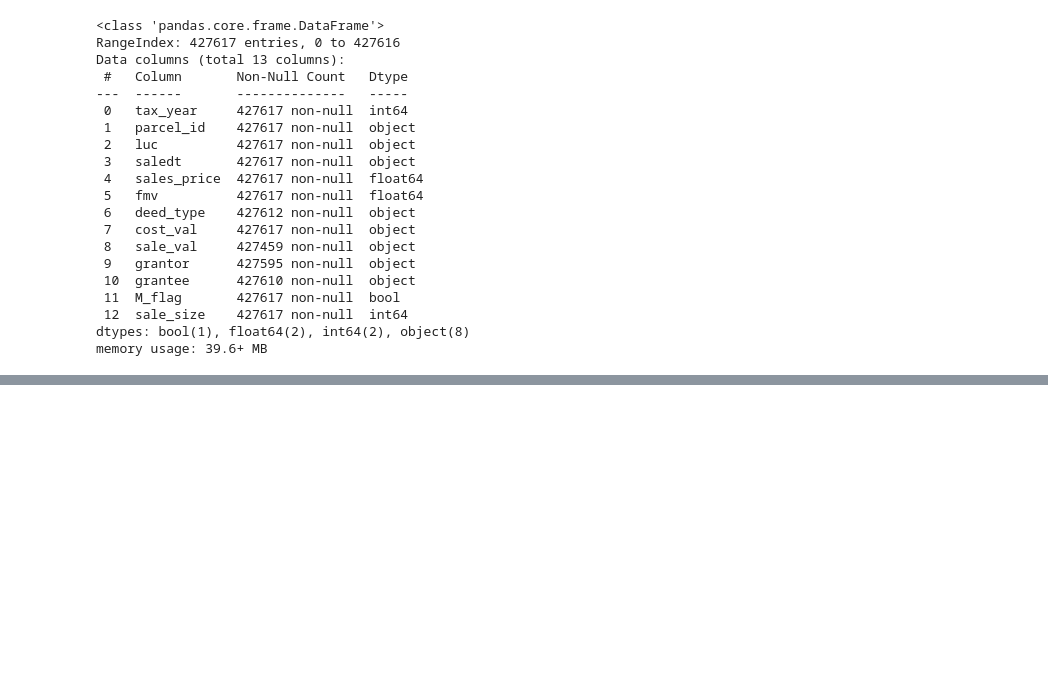
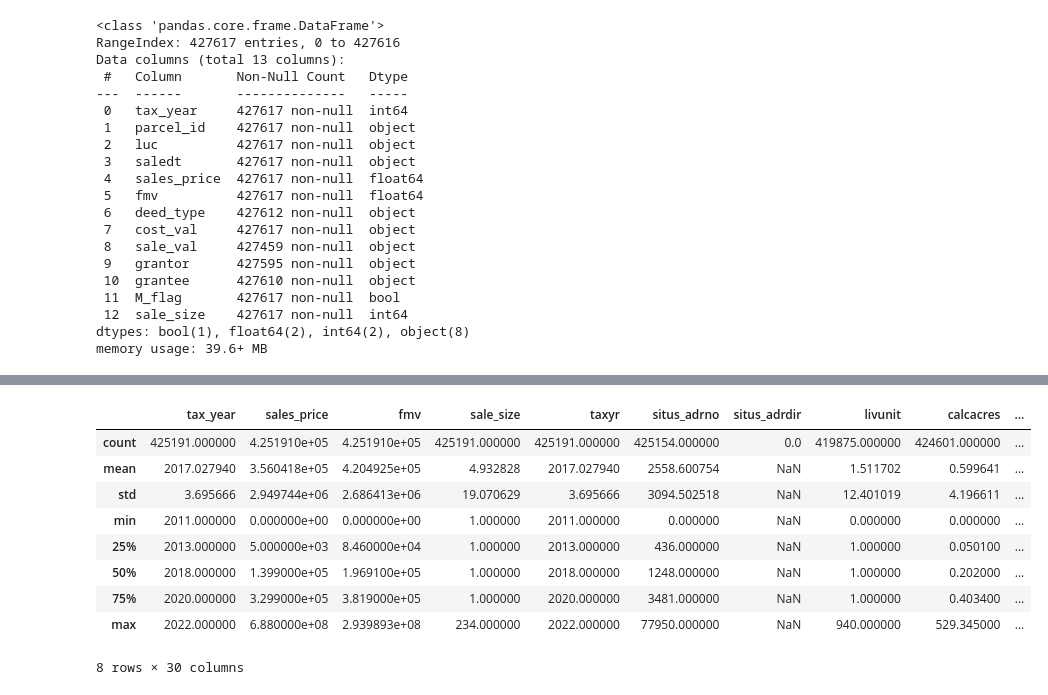
Before and after one commit to Urban-Research-Group/parcel-data-processor, a Jupyter notebook: code/fulton/sales_digest_fulton.ipynb, the cells around one changed output, grey strips where cells are left out. Cells and saved outputs as stored; diff of their text form; code cells hidden in the pictures; blank space fills up the shorter version.

```diff
--- a/code/fulton/sales_digest_fulton.ipynb
+++ b/code/fulton/sales_digest_fulton.ipynb
@@ -86,0 +133,13 @@ sales_tax_merged.to_csv(os.path.join(OUT_PATH, "FULTON_SALES_TAX_DIGEST_FINAL.cs
+# %%
+merged_df.describe()
+# %% [output]
+|  | tax_year | sales_price | fmv | sale_size | taxyr | situs_adrno | situs_adrdir | livunit | calcacres | ... |
+| count | 425191.000000 | 4.251910e+05 | 4.251910e+05 | 425191.000000 | 425191.000000 | 425154.000000 | 0.0 | 419875.000000 | 424601.000000 | ... |
+| mean | 2017.027940 | 3.560418e+05 | 4.204925e+05 | 4.932828 | 2017.027940 | 2558.600754 | NaN | 1.511702 | 0.599641 | ... |
+| std | 3.695666 | 2.949744e+06 | 2.686413e+06 | 19.070629 | 3.695666 | 3094.502518 | NaN | 12.401019 | 4.196611 | ... |
+| min | 2011.000000 | 0.000000e+00 | 0.000000e+00 | 1.000000 | 2011.000000 | 0.000000 | NaN | 0.000000 | 0.000000 | ... |
+| 25% | 2013.000000 | 5.000000e+03 | 8.460000e+04 | 1.000000 | 2013.000000 | 436.000000 | NaN | 1.000000 | 0.050100 | ... |
+| 50% | 2018.000000 | 1.399000e+05 | 1.969100e+05 | 1.000000 | 2018.000000 | 1248.000000 | NaN | 1.000000 | 0.202000 | ... |
+| 75% | 2020.000000 | 3.299000e+05 | 3.819000e+05 | 1.000000 | 2020.000000 | 3481.000000 | NaN | 1.000000 | 0.403400 | ... |
+| max | 2022.000000 | 6.880000e+08 | 2.939893e+08 | 234.000000 | 2022.000000 | 77950.000000 | NaN | 940.000000 | 529.345000 | ... |
+8 rows × 30 columns
```
Also changed, not shown: parts of 21 cells of this notebook, 4 other files.
